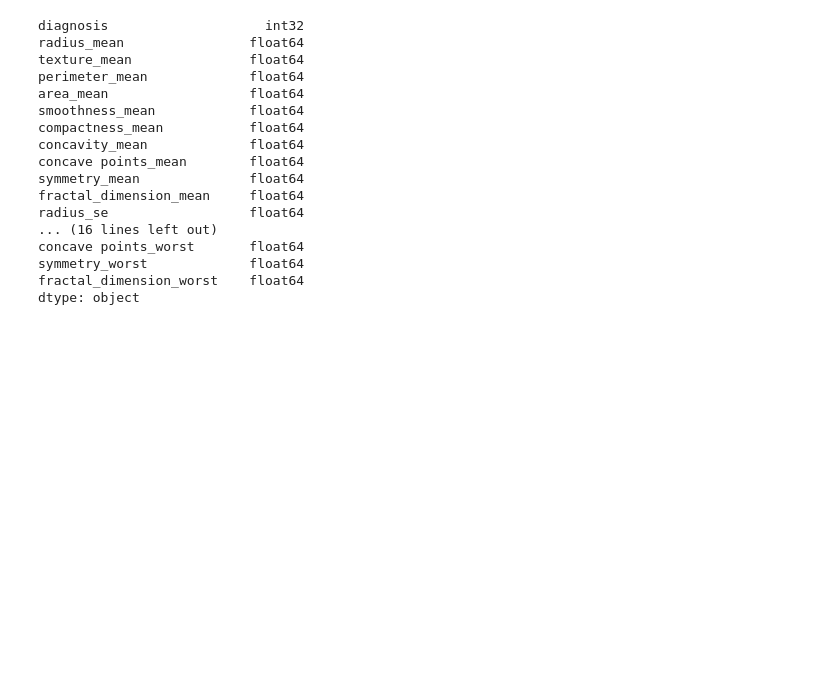
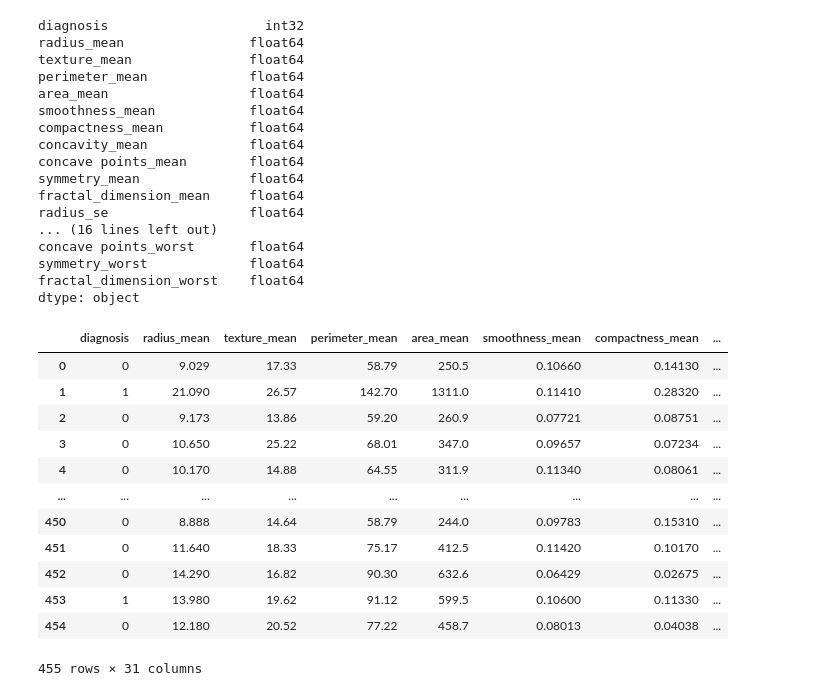
Before and after one commit to nandan-06/Breast-Cancer-Detection, a Jupyter notebook: breastCancerDetection.ipynb, the cells around one changed output. Saved outputs shown, nothing was run; the diff lists cells and outputs as text; code cells hidden in the pictures; blank space fills up the shorter version.

```diff
--- a/breastCancerDetection.ipynb
+++ b/breastCancerDetection.ipynb
@@ -140,3 +140,23 @@ df.columns = df.columns.str.replace(' ','_')
 mean = ['radius_mean','texture_mean','perimeter_mean','area_mean','smoothness_mean','compactness_mean','concavity_mean','concave_points_mean','symmetry_mean']
 se = ['radius_se','perimeter_se','area_se','compactness_se','concavity_se','concave_points_se']
 worst = ['radius_worst','texture_worst','perimeter_worst','area_worst','smoothness_worst','compactness_worst','concavity_worst','concave_points_worst','symmetry_worst','fractal_dimension_worst']
+# %%
+from sklearn.model_selection import train_test_split
+df_full_train, df_test = train_test_split(df, test_size=0.2, random_state=42)
+# %%
+df_full_train = df_full_train.reset_index(drop=True)
+df_full_train
+# %% [output]
+|  | diagnosis | radius_mean | texture_mean | perimeter_mean | area_mean | smoothness_mean | compactness_mean | ... |
+| 0 | 0 | 9.029 | 17.33 | 58.79 | 250.5 | 0.10660 | 0.14130 | ... |
+| 1 | 1 | 21.090 | 26.57 | 142.70 | 1311.0 | 0.11410 | 0.28320 | ... |
+| 2 | 0 | 9.173 | 13.86 | 59.20 | 260.9 | 0.07721 | 0.08751 | ... |
+| 3 | 0 | 10.650 | 25.22 | 68.01 | 347.0 | 0.09657 | 0.07234 | ... |
+| 4 | 0 | 10.170 | 14.88 | 64.55 | 311.9 | 0.11340 | 0.08061 | ... |
+| ... | ... | ... | ... | ... | ... | ... | ... | ... |
+| 450 | 0 | 8.888 | 14.64 | 58.79 | 244.0 | 0.09783 | 0.15310 | ... |
+| 451 | 0 | 11.640 | 18.33 | 75.17 | 412.5 | 0.11420 | 0.10170 | ... |
+| 452 | 0 | 14.290 | 16.82 | 90.30 | 632.6 | 0.06429 | 0.02675 | ... |
+| 453 | 1 | 13.980 | 19.62 | 91.12 | 599.5 | 0.10600 | 0.11330 | ... |
+| 454 | 0 | 12.180 | 20.52 | 77.22 | 458.7 | 0.08013 | 0.04038 | ... |
+455 rows × 31 columns
```
Also changed, not shown: parts of 1 cell of this notebook.
